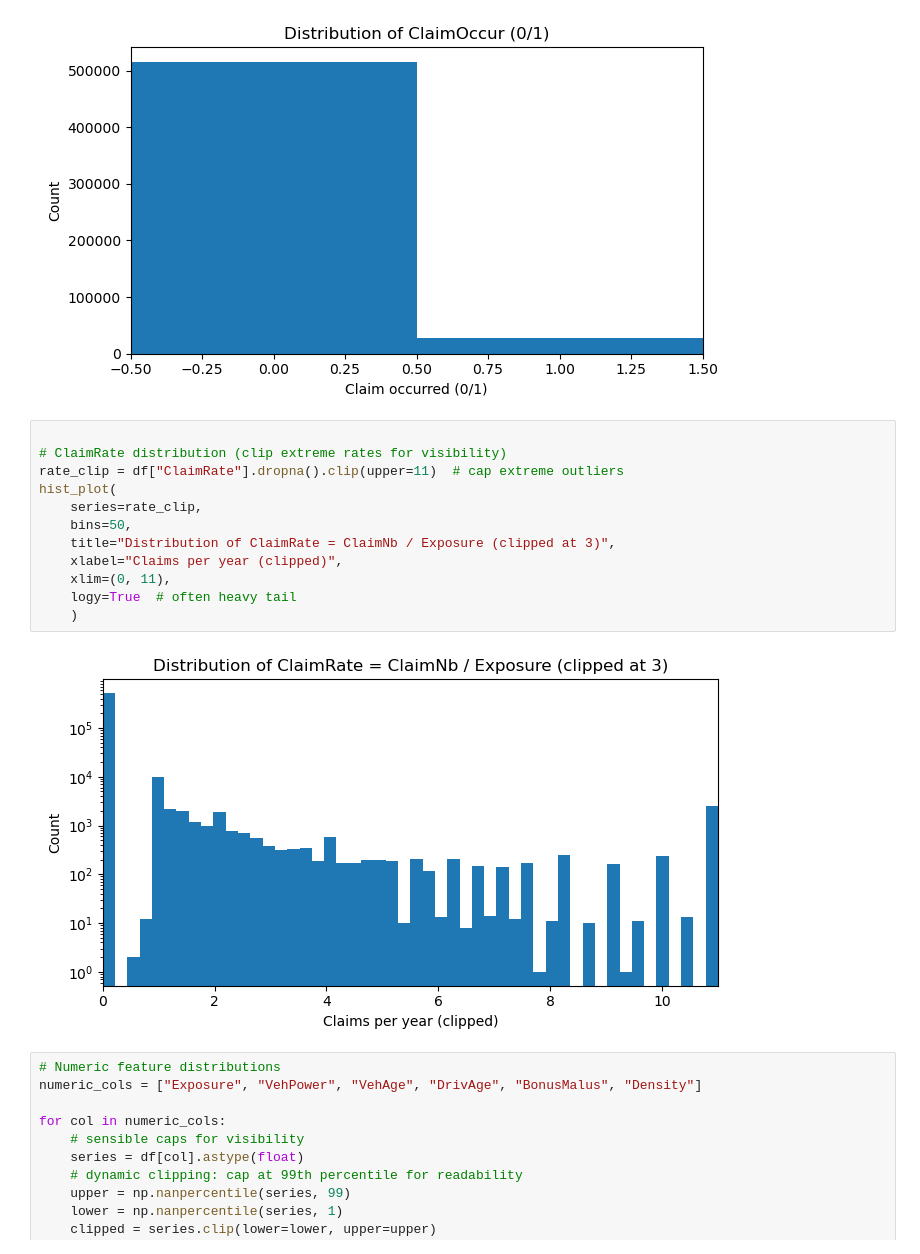
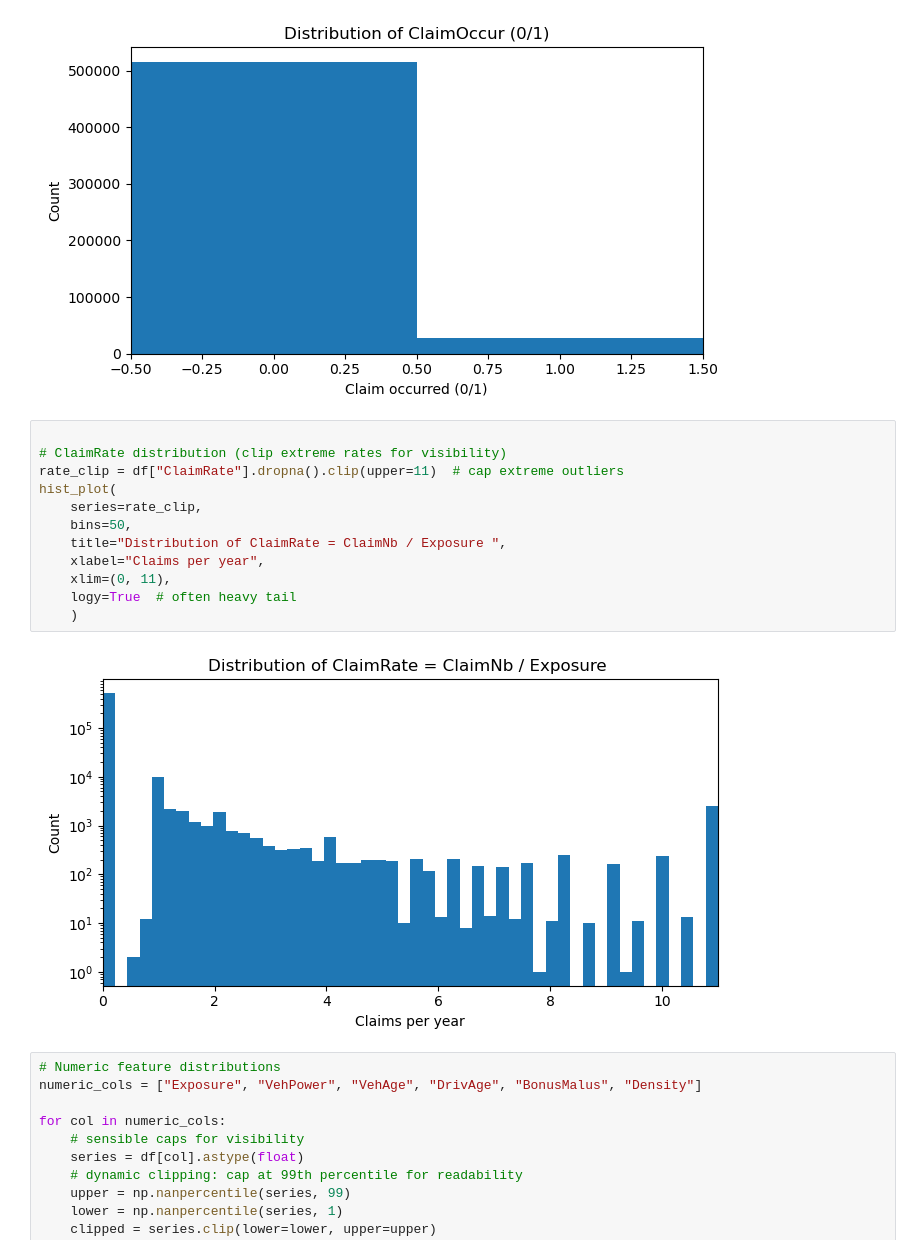
Before and after one commit to MrStrelan/Car_Insurance, a Jupyter notebook: eda.ipynb, the cells around one changed output. Drawn from its saved outputs; the diff is of its cells as text.

```diff
--- a/eda.ipynb
+++ b/eda.ipynb
@@ -148,17 +140,17 @@ hist_plot(
 # %%
 
 # ClaimRate distribution (clip extreme rates for visibility)
 rate_clip = df["ClaimRate"].dropna().clip(upper=11)  # cap extreme outliers
 hist_plot(
     series=rate_clip,
     bins=50,
-    title="Distribution of ClaimRate = ClaimNb / Exposure (clipped at 3)",
-    xlabel="Claims per year (clipped)",
+    title="Distribution of ClaimRate = ClaimNb / Exposure ",
+    xlabel="Claims per year",
     xlim=(0, 11),
     logy=True  # often heavy tail
     )
 # %% [output]
-[figure, old version]
+[figure, new version]
 # %%
 # Numeric feature distributions
 numeric_cols = ["Exposure", "VehPower", "VehAge", "DrivAge", "BonusMalus", "Density"]
```
Also changed, not shown: parts of 4 cells of this notebook, 2 other files.
